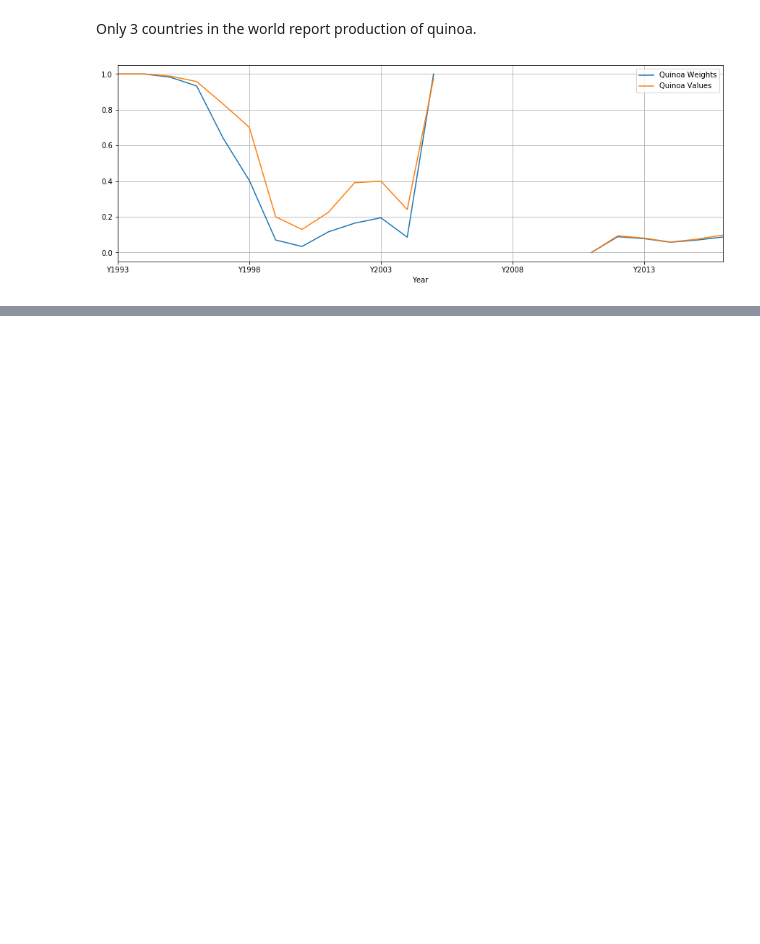
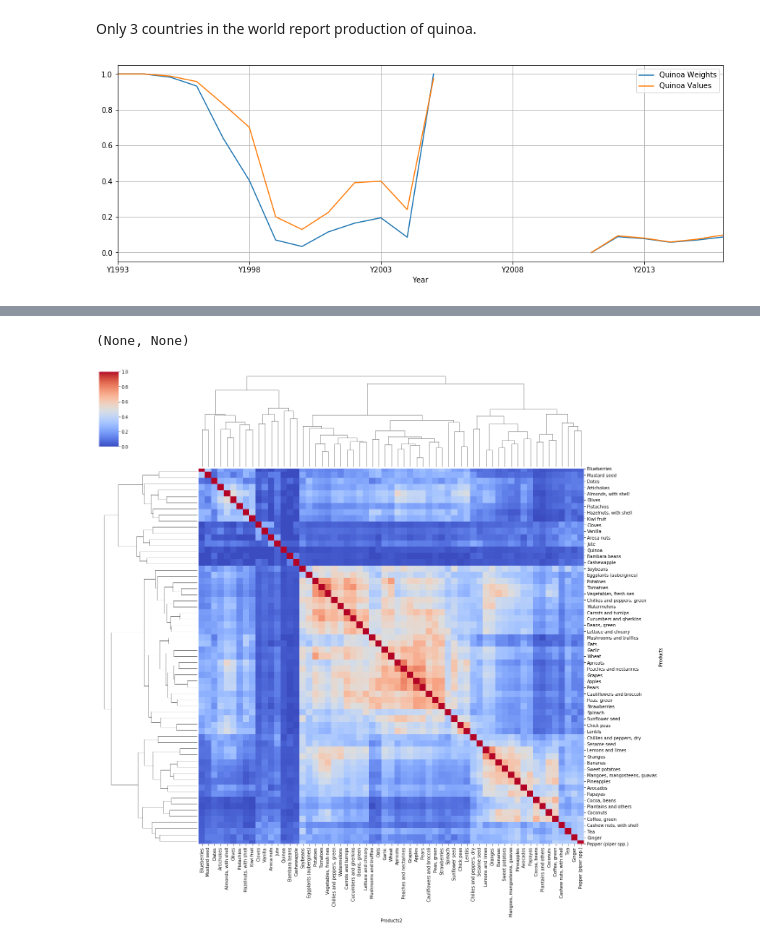
Before and after one commit to n-poulsen/GranADA, a Jupyter notebook: code/milestone2.ipynb, the cells around one changed output, grey strips where cells are left out. Drawn from its saved outputs; the diff is of its cells as text; code cells hidden in the pictures; blank space fills up the shorter version.

```diff
--- a/code/milestone2.ipynb
+++ b/code/milestone2.ipynb
@@ -790,0 +906,37 @@ plt.show()
+# %%
+# Items selected
+items = ['Almonds, with shell', 'Apples', 'Apricots', 'Grapes', 'Olives','Oranges', 'Peaches and nectarines', 'Pears',
+       'Pistachios',  'Potatoes', 'Sesame seed','Sunflower seed', 'Vegetables, fresh nes','Watermelons', 'Wheat', 'Beans, green', 'Carrots and turnips','Cauliflowers and broccoli', 'Chillies and peppers, green',
+       'Cucumbers and gherkins', 'Dates', 'Eggplants (aubergines)','Garlic', 'Lemons and limes', 'Lettuce and chicory','Mushrooms and truffles', 'Oats',
+       'Peas, green', 'Soybeans', 'Spinach','Tomatoes', 'Artichokes','Bananas', 'Chick peas', 'Chillies and peppers, dry','Lentils','Strawberries',
+       'Cocoa, beans', 'Coconuts', 'Pineapples','Cashew nuts, with shell', 'Coffee, green', 'Oil, palm','Sweet potatoes', 'Mangoes, mangosteens, guavas','Avocados', 'Papayas', 'Tea', 'Hazelnuts, with shell',
+       'Blueberries','Kiwi fruit', 'Mustard seed','Plantains and others', 'Areca nuts',
+       'Ginger', 'Jute', 'Pepper (piper spp.)','Quinoa','Cashewapple', 'Bambara beans', 'Cloves', 'Vanilla']
+# %%
+df_items = pd.DataFrame(items)
+df_items.columns = ['Item']
+df_prod = pd.read_pickle("../data/df_prod.pkl")
+df_prod = df_prod.merge(df_items, on = 'Item', how='inner')
+
+# Delete this items with 0 value of production
+df_area_simil = df_prod.loc[df_prod['Y2016'] != 0][['Area','Item','Y2016']].copy()
+df_area_simil = df_area_simil.groupby('Item')['Area'].apply(list).reset_index(name='Areas production')
+
+# Compute Jaccard similarity
+n = len(df_area_simil)
+labels = df_area_simil['Item']
+df_sim = pd.DataFrame(columns = ['Products', 'Products2', 'Similarity'])
+
+for i in range(n):
+    for j in range(n):
+        list1 = df_area_simil['Areas production'].iloc[i]
+        list2 = df_area_simil['Areas production'].iloc[j]
+        a = jaccard_similarity(list1, list2)
+        df_sim = df_sim.append({'Products': labels[i], 'Products2': labels[j], 'Similarity': a}, ignore_index=True)
+
+df_pivot = df_sim.pivot('Products', 'Products2', 'Similarity')
+clust = sns.clustermap(df_pivot, cmap='coolwarm', xticklabels=True, yticklabels=True)
+clust.fig.set_figwidth(20), clust.fig.set_figheight(20)
+# %% [output]
+(None, None)
+[figure, added]
```
Also changed, not shown: parts of 18 cells of this notebook, 1 other file.
